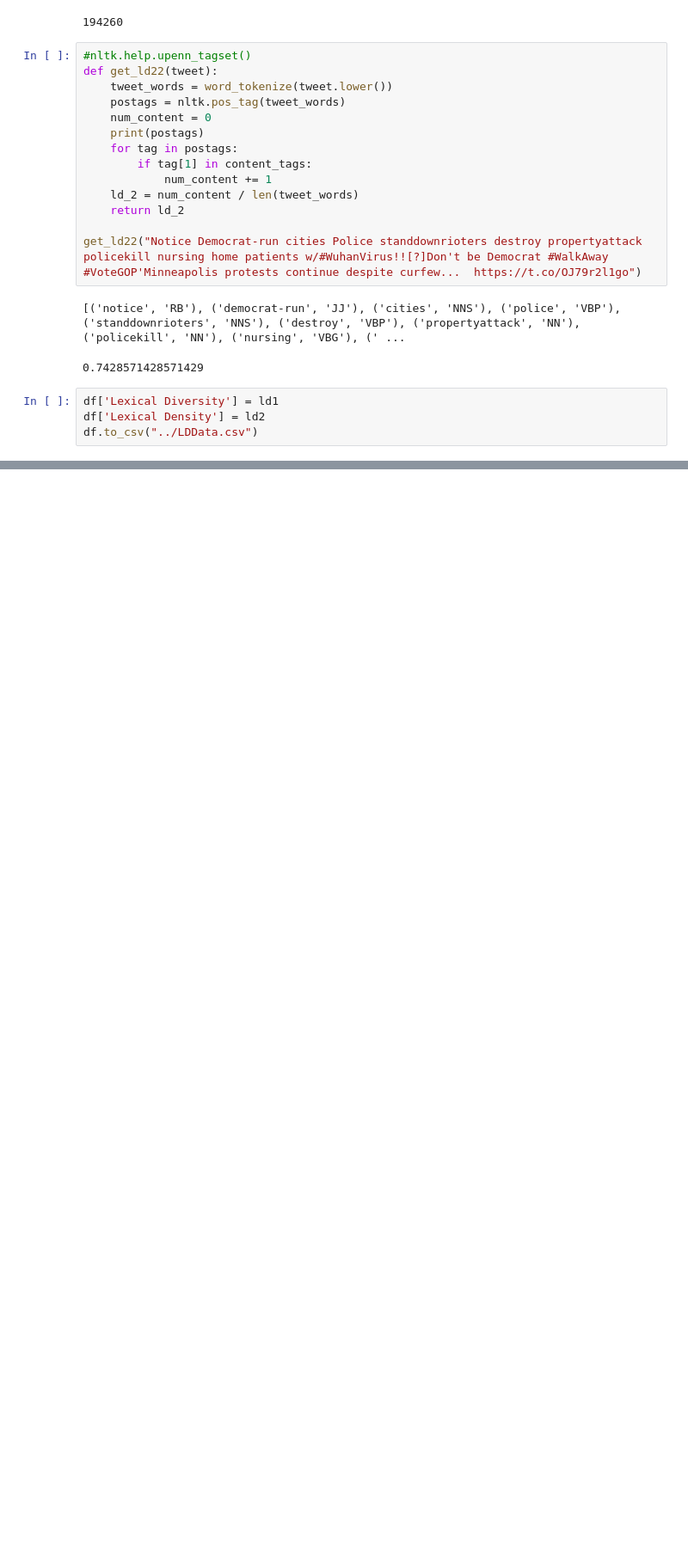
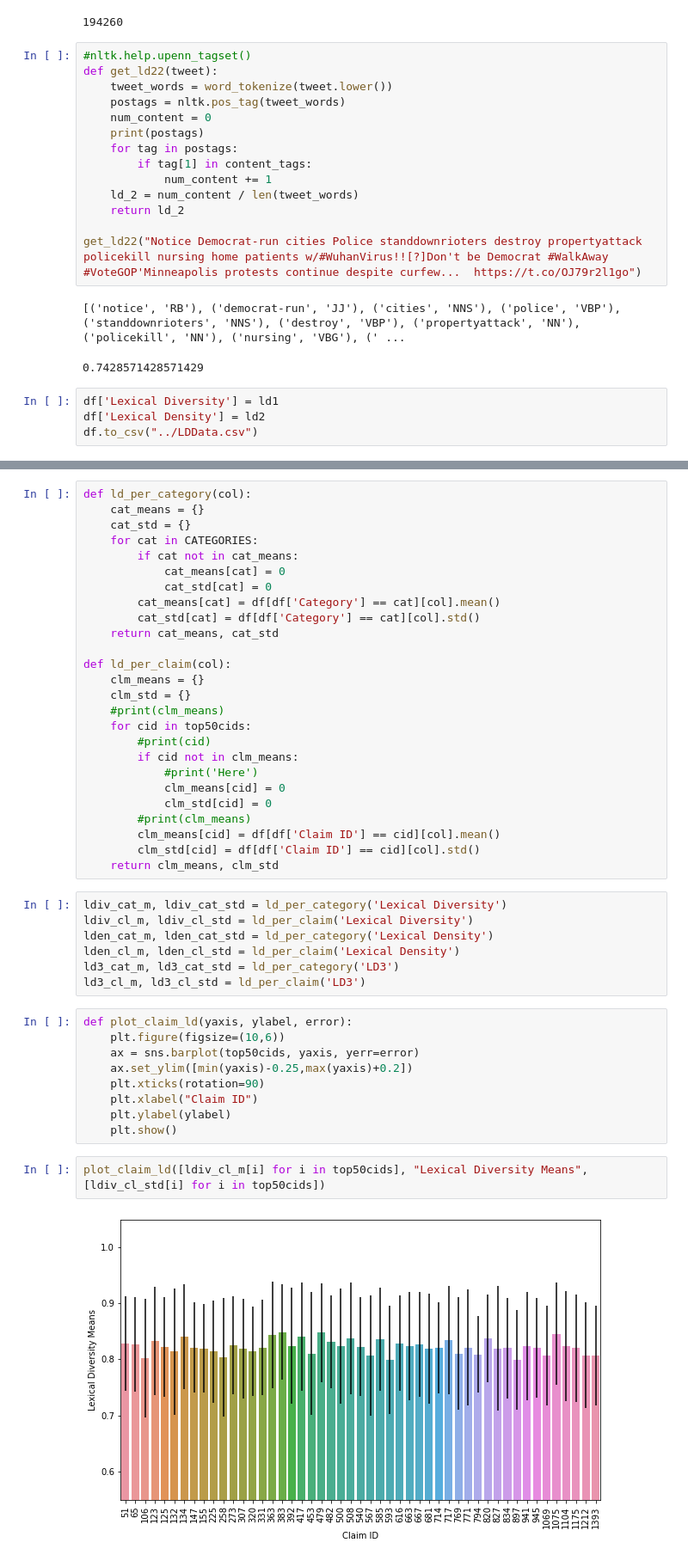
Before and after one commit to harvey-cash/covid-rumours, a Jupyter notebook: Language Analysis.ipynb, the cells around one changed output, grey strips where cells are left out. Shown at 86% size. Saved outputs shown, nothing was run; the diff lists cells and outputs as text; blank space fills up the shorter version.

Commit message:
Lexical Density Added

```diff
--- a/Language Analysis.ipynb
+++ b/Language Analysis.ipynb
@@ -327,0 +453,46 @@ pptext.remove_punctuation
+# %%
+def ld_per_category(col):
+    cat_means = {}
+    cat_std = {}
+    for cat in CATEGORIES:
+        if cat not in cat_means:
+            cat_means[cat] = 0
+            cat_std[cat] = 0
+        cat_means[cat] = df[df['Category'] == cat][col].mean()
+        cat_std[cat] = df[df['Category'] == cat][col].std()
+    return cat_means, cat_std
+
+def ld_per_claim(col):
+    clm_means = {}
+    clm_std = {}
+    #print(clm_means)
+    for cid in top50cids:
+        #print(cid)
+        if cid not in clm_means:
+            #print('Here')
+            clm_means[cid] = 0
+            clm_std[cid] = 0
+        #print(clm_means)
+        clm_means[cid] = df[df['Claim ID'] == cid][col].mean()
+        clm_std[cid] = df[df['Claim ID'] == cid][col].std()
+    return clm_means, clm_std
+# %%
+ldiv_cat_m, ldiv_cat_std = ld_per_category('Lexical Diversity')
+ldiv_cl_m, ldiv_cl_std = ld_per_claim('Lexical Diversity')
+lden_cat_m, lden_cat_std = ld_per_category('Lexical Density')
+lden_cl_m, lden_cl_std = ld_per_claim('Lexical Density')
+ld3_cat_m, ld3_cat_std = ld_per_category('LD3')
+ld3_cl_m, ld3_cl_std = ld_per_claim('LD3')
+# %%
+def plot_claim_ld(yaxis, ylabel, error):
+    plt.figure(figsize=(10,6))
+    ax = sns.barplot(top50cids, yaxis, yerr=error)
+    ax.set_ylim([min(yaxis)-0.25,max(yaxis)+0.2])
+    plt.xticks(rotation=90)
+    plt.xlabel("Claim ID")
+    plt.ylabel(ylabel)
+    plt.show()
+# %%
+plot_claim_ld([ldiv_cl_m[i] for i in top50cids], "Lexical Diversity Means", [ldiv_cl_std[i] for i in top50cids])
+# %% [output]
+[figure, added]
```
Also changed, not shown: parts of 17 cells of this notebook.
